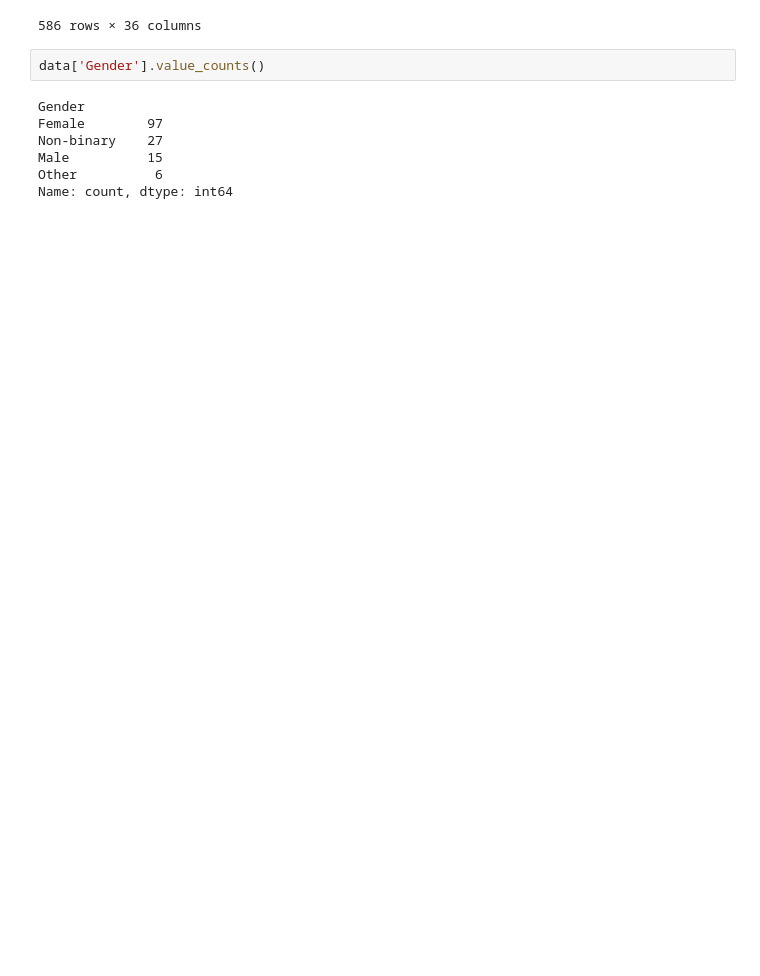
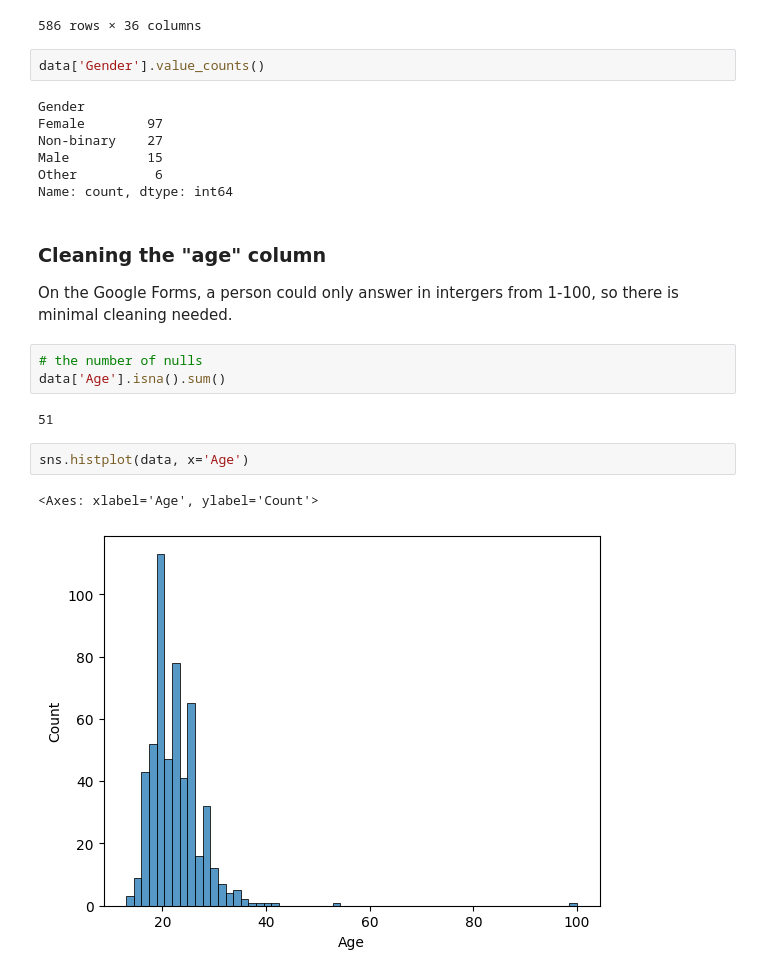
Before and after one commit to gkao25/nijiEN_fanbase_overlap, a Jupyter notebook: code.ipynb, the cells around one changed output. Cells and saved outputs as stored; diff of their text form; blank space fills up the shorter version.

```diff
--- a/code.ipynb
+++ b/code.ipynb
@@ -227,3 +227,17 @@ Non-binary    27
 Male          15
 Other          6
 Name: count, dtype: int64
+# %% [markdown]
+### Cleaning the "age" column
+
+On the Google Forms, a person could only answer in intergers from 1-100, so there is minimal cleaning needed.
+# %%
+# the number of nulls
+data['Age'].isna().sum()
+# %% [output]
+51
+# %%
+sns.histplot(data, x='Age')
+# %% [output]
+<Axes: xlabel='Age', ylabel='Count'>
+[figure, added]
```
Also changed, not shown: parts of 1 cell of this notebook.
